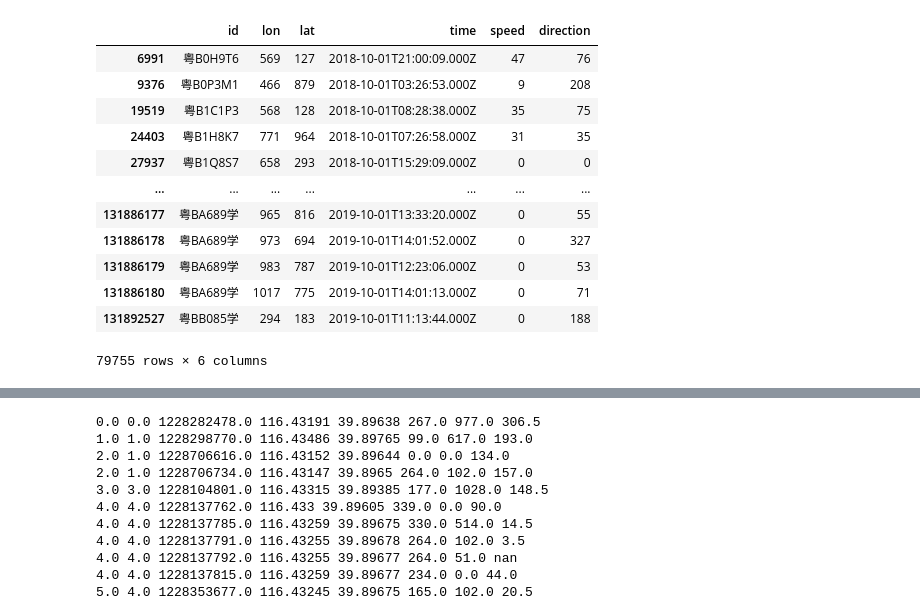
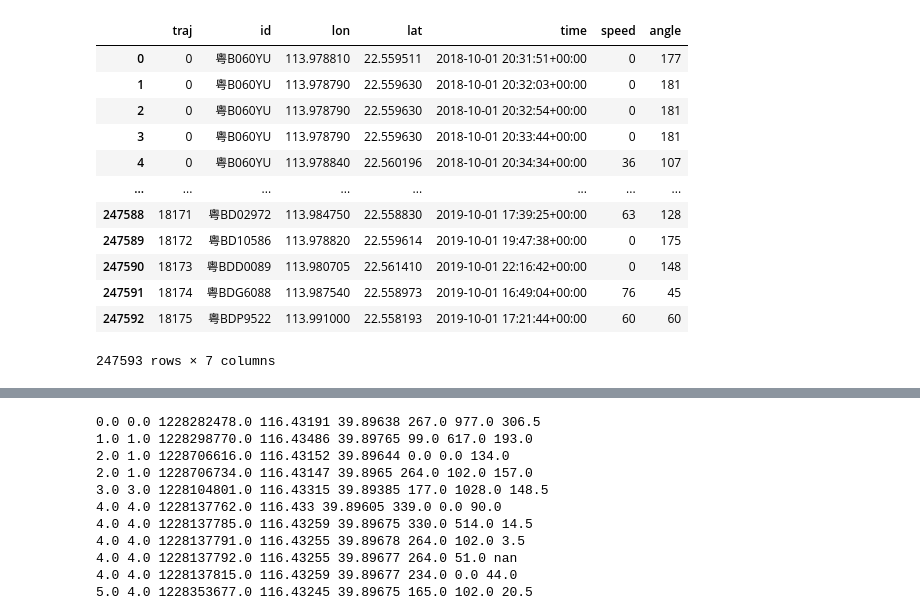
Before and after one commit to iwcyou/kharita, a Jupyter notebook: test.ipynb, the cells around one changed output, grey strips where cells are left out. Drawn from its saved outputs; the diff is of its cells as text; code cells hidden in the pictures.

Commit message:
can run uic and bj dataset, but can't run sz dataset

```diff
--- a/test.ipynb
+++ b/test.ipynb
@@ -10,9 +0,0 @@ dataset:  bj
-# %%
-import pickle
-dataset_name = "bj"
-fname = "data/dataset_bj_time/GPS/patch/30_38_gps.pkl"
-
-if dataset_name == "bj":
-    with open(fname, 'rb') as f:
-        data = pickle.load(f)
-data
@@ -33,22 +1,21 @@ data
 # %%
 import pickle
 import pandas as pd
-with open("data/dataset_sz_grid/GPS/taxi/17_4_gps.pkl", 'rb') as f:
-    data = pickle.load(f)
-#保存为csv文件
-data.to_csv("data/17_4_gps.csv", index=True)
-data
+with open("data/dataset_sz_4096size/4_9_gps.pkl", "rb") as f:
+    data1 = pickle.load(f)
+data1
+# data1.to_csv("data/dataset_bj_time/1_55_gps.csv", index=False)
 # %% [output]
-|  | id | lon | lat | time | speed | direction |
-| 6991 | 粤B0H9T6 | 569 | 127 | 2018-10-01T21:00:09.000Z | 47 | 76 |
-| 9376 | 粤B0P3M1 | 466 | 879 | 2018-10-01T03:26:53.000Z | 9 | 208 |
-| 19519 | 粤B1C1P3 | 568 | 128 | 2018-10-01T08:28:38.000Z | 35 | 75 |
-| 24403 | 粤B1H8K7 | 771 | 964 | 2018-10-01T07:26:58.000Z | 31 | 35 |
-| 27937 | 粤B1Q8S7 | 658 | 293 | 2018-10-01T15:29:09.000Z | 0 | 0 |
-| ... | ... | ... | ... | ... | ... | ... |
-| 131886177 | 粤BA689学 | 965 | 816 | 2019-10-01T13:33:20.000Z | 0 | 55 |
-| 131886178 | 粤BA689学 | 973 | 694 | 2019-10-01T14:01:52.000Z | 0 | 327 |
-| 131886179 | 粤BA689学 | 983 | 787 | 2019-10-01T12:23:06.000Z | 0 | 53 |
-| 131886180 | 粤BA689学 | 1017 | 775 | 2019-10-01T14:01:13.000Z | 0 | 71 |
-| 131892527 | 粤BB085学 | 294 | 183 | 2019-10-01T11:13:44.000Z | 0 | 188 |
+|  | traj | id | lon | lat | time | speed | angle |
+| 0 | 0 | 粤B060YU | 113.978810 | 22.559511 | 2018-10-01 20:31:51+00:00 | 0 | 177 |
+| 1 | 0 | 粤B060YU | 113.978790 | 22.559630 | 2018-10-01 20:32:03+00:00 | 0 | 181 |
+| 2 | 0 | 粤B060YU | 113.978790 | 22.559630 | 2018-10-01 20:32:54+00:00 | 0 | 181 |
+| 3 | 0 | 粤B060YU | 113.978790 | 22.559630 | 2018-10-01 20:33:44+00:00 | 0 | 181 |
+| 4 | 0 | 粤B060YU | 113.978840 | 22.560196 | 2018-10-01 20:34:34+00:00 | 36 | 107 |
+| ... | ... | ... | ... | ... | ... | ... | ... |
+| 247588 | 18171 | 粤BD02972 | 113.984750 | 22.558830 | 2019-10-01 17:39:25+00:00 | 63 | 128 |
+| 247589 | 18172 | 粤BD10586 | 113.978820 | 22.559614 | 2019-10-01 19:47:38+00:00 | 0 | 175 |
+| 247590 | 18173 | 粤BDD0089 | 113.980705 | 22.561410 | 2019-10-01 22:16:42+00:00 | 0 | 148 |
+| 247591 | 18174 | 粤BDG6088 | 113.987540 | 22.558973 | 2019-10-01 16:49:04+00:00 | 76 | 45 |
+| 247592 | 18175 | 粤BDP9522 | 113.991000 | 22.558193 | 2019-10-01 17:21:44+00:00 | 60 | 60 |
-79755 rows × 6 columns
+247593 rows × 7 columns
```
Also changed, not shown: parts of 7 cells of this notebook, 5 other files.
